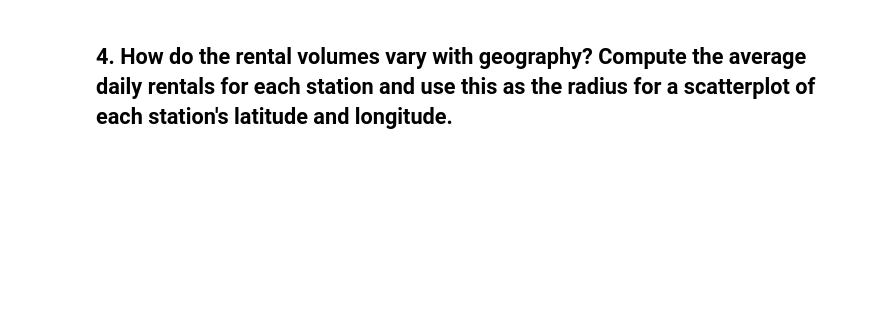
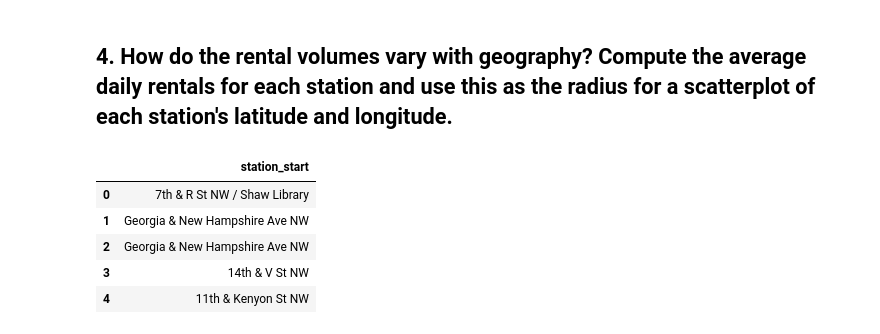
Before and after one commit to tlake/bikeshare, a Jupyter notebook: bikeshare_plots.ipynb, the cells around one changed output. Drawn from its saved outputs; the diff is of its cells as text; code cells hidden in the pictures; blank space fills up the shorter version.

```diff
--- a/bikeshare_plots.ipynb
+++ b/bikeshare_plots.ipynb
@@ -16,6 +16,8 @@ import matplotlib.pyplot as plt
 weather = pd.read_table('data/daily_weather.tsv')
 # %%
 stations = pd.read_table('data/stations.tsv')
+# %%
+usage = pd.read_table('data/usage_2012.tsv')
 # %% [markdown]
 #### _repeat data fixing from previous exercise_
 # %%
@@ -76,2 +78,4 @@ plt.show()
 # %% [markdown]
 ## 4. How do the rental volumes vary with geography? Compute the average daily rentals for each station and use this as the radius for a scatterplot of each station's latitude and longitude.
+# %%
+usage_stations = usage[['station_start']]
@@ -77,0 +84,9 @@ plt.show()
+# %%
+usage_stations.head()
+# %% [output]
+|  | station_start |
+| 0 | 7th & R St NW / Shaw Library |
+| 1 | Georgia & New Hampshire Ave NW |
+| 2 | Georgia & New Hampshire Ave NW |
+| 3 | 14th & V St NW |
+| 4 | 11th & Kenyon St NW |
```
Also changed, not shown: parts of 9 cells of this notebook.
